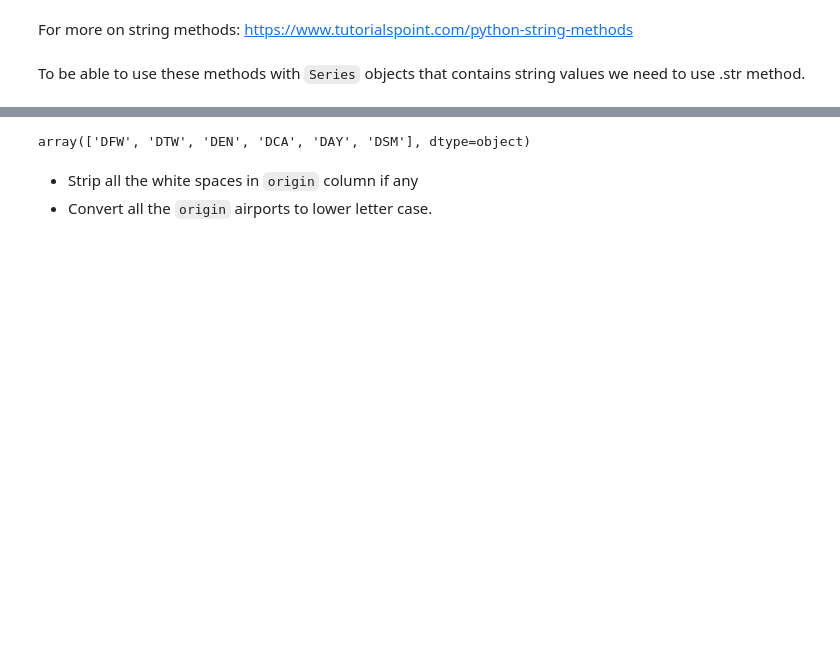
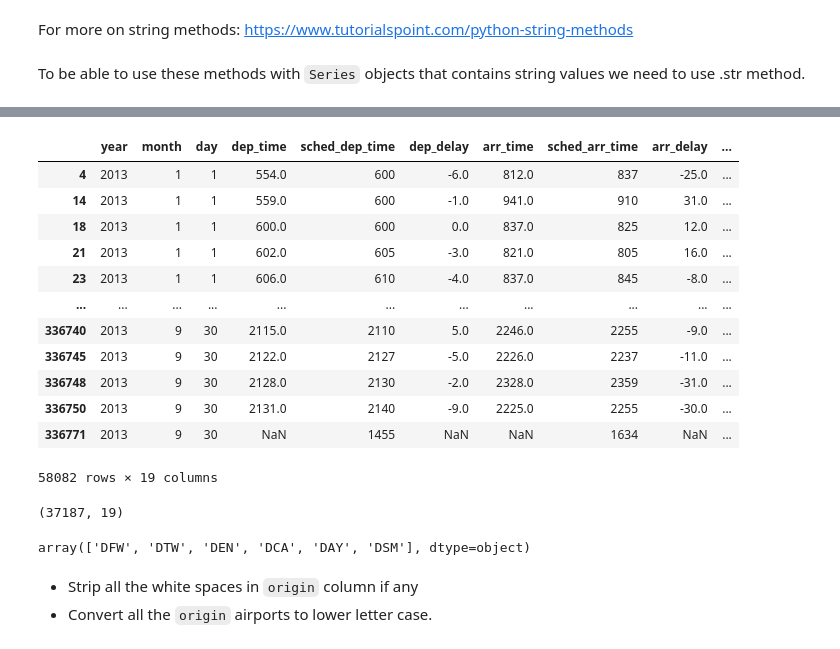
Before and after one commit to udveg/DS601_Fall21, a Jupyter notebook: Week07/Pandas Part3.ipynb, the cells around one changed output, grey strips where cells are left out. Saved outputs shown, nothing was run; the diff lists cells and outputs as text; code cells hidden in the pictures; blank space fills up the shorter version.

```diff
--- a/Week07/Pandas Part3.ipynb
+++ b/Week07/Pandas Part3.ipynb
@@ -195,12 +250,29 @@ To be able to use these methods with `Series` objects that contains string value
+# %%
+flights[flights.dest.str.startswith('D') | flights.dest.str.startswith('A')]
+# %% [output]
+|  | year | month | day | dep_time | sched_dep_time | dep_delay | arr_time | sched_arr_time | arr_delay | ... |
+| 4 | 2013 | 1 | 1 | 554.0 | 600 | -6.0 | 812.0 | 837 | -25.0 | ... |
+| 14 | 2013 | 1 | 1 | 559.0 | 600 | -1.0 | 941.0 | 910 | 31.0 | ... |
+| 18 | 2013 | 1 | 1 | 600.0 | 600 | 0.0 | 837.0 | 825 | 12.0 | ... |
+| 21 | 2013 | 1 | 1 | 602.0 | 605 | -3.0 | 821.0 | 805 | 16.0 | ... |
+| 23 | 2013 | 1 | 1 | 606.0 | 610 | -4.0 | 837.0 | 845 | -8.0 | ... |
+| ... | ... | ... | ... | ... | ... | ... | ... | ... | ... | ... |
+| 336740 | 2013 | 9 | 30 | 2115.0 | 2110 | 5.0 | 2246.0 | 2255 | -9.0 | ... |
+| 336745 | 2013 | 9 | 30 | 2122.0 | 2127 | -5.0 | 2226.0 | 2237 | -11.0 | ... |
+| 336748 | 2013 | 9 | 30 | 2128.0 | 2130 | -2.0 | 2328.0 | 2359 | -31.0 | ... |
+| 336750 | 2013 | 9 | 30 | 2131.0 | 2140 | -9.0 | 2225.0 | 2255 | -30.0 | ... |
+| 336771 | 2013 | 9 | 30 | NaN | 1455 | NaN | NaN | 1634 | NaN | ... |
+58082 rows × 19 columns
 # %%
 ## Let's check how many of the destination airports startswith the letter 'D'
 
 flights[flights.dest.str.startswith('D')].shape
-
-
-flights[flights.dest.str.startswith('D')].dest.unique()
 # %% [output]
-array(['DFW', 'DTW', 'DEN', 'DCA', 'DAY', 'DSM'], dtype=object)
+(37187, 19)
+# %%
+flights[flights.dest.str.startswith('D')].dest.unique()
+# %% [output]
+array(['DFW', 'DTW', 'DEN', 'DCA', 'DAY', 'DSM'], dtype=object)
 # %% [markdown]
 
 - Strip all the white spaces in `origin` column if any
```
Also changed, not shown: parts of 15 cells of this notebook.
